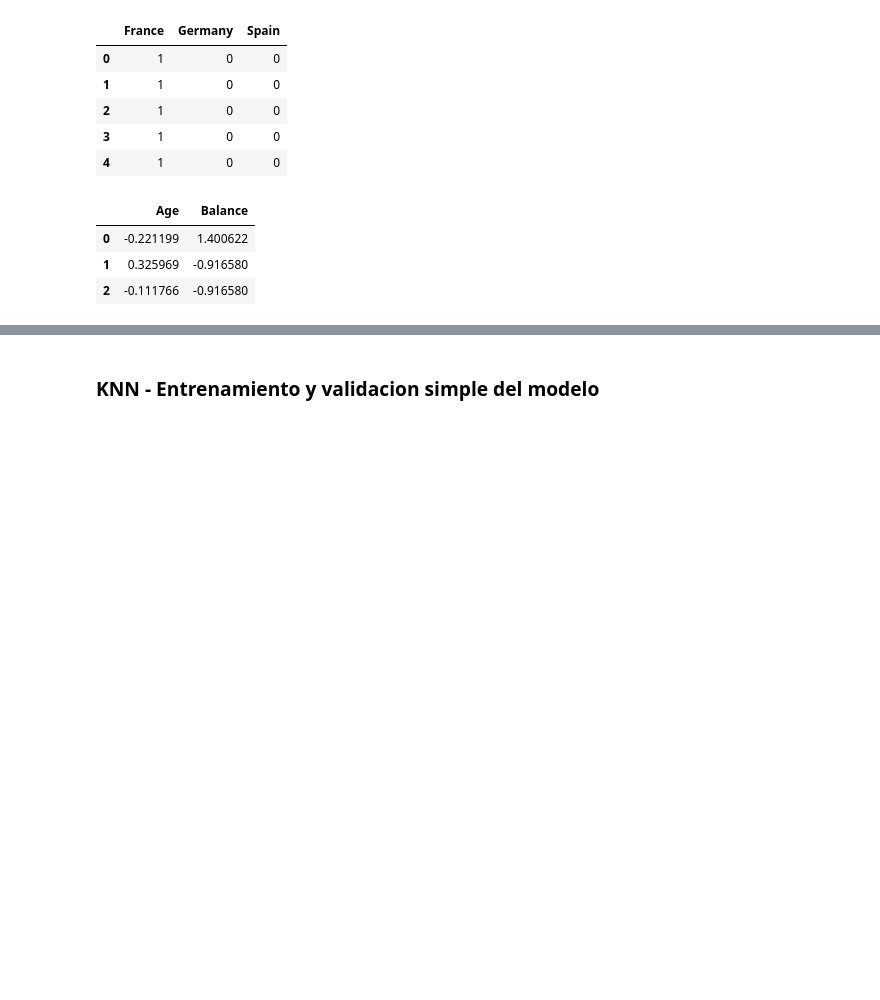
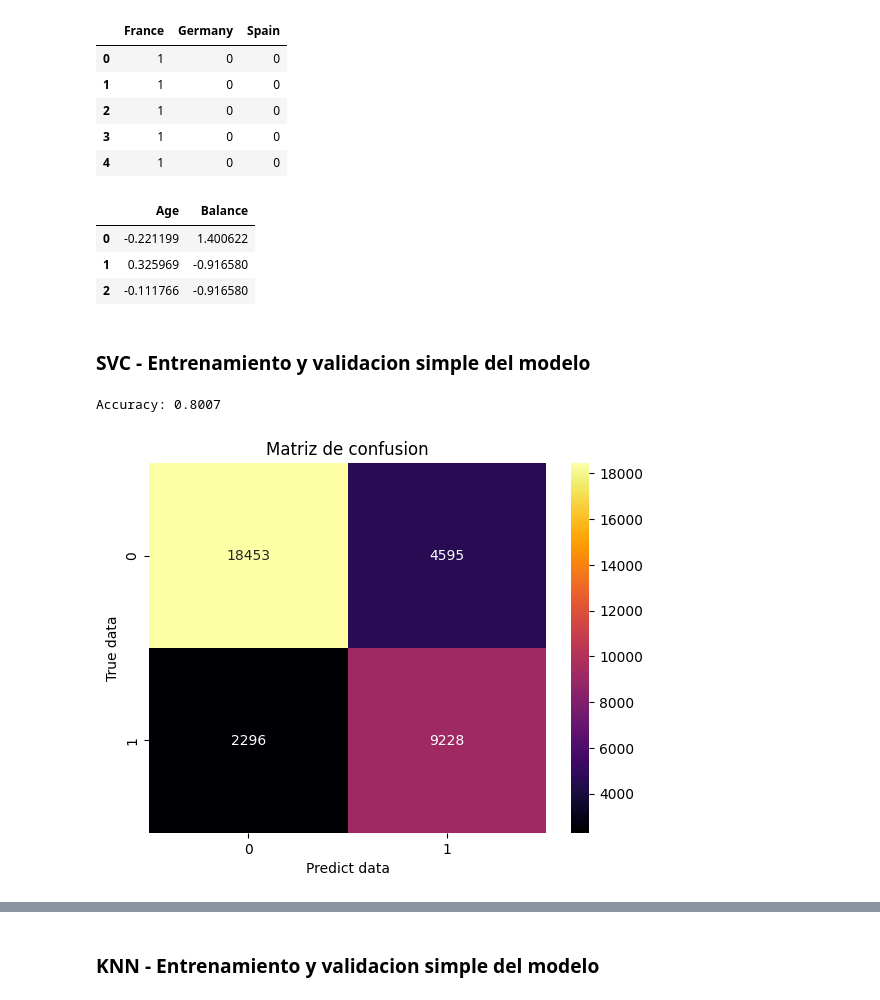
Before and after one commit to arielRas/KaggleCompetition-Coder52295, a Jupyter notebook: Model.ipynb, the cells around one changed output, grey strips where cells are left out. Drawn from its saved outputs; the diff is of its cells as text; code cells hidden in the pictures; blank space fills up the shorter version.

Commit message:
Se agrega modelo SMV para predecir

```diff
--- a/Model.ipynb
+++ b/Model.ipynb
@@ -76,3 +76,24 @@ from sklearn.model_selection import train_test_split
 
 #DIVISION DE DATOS PARA TRAIN Y TEST
 X_train, X_test, y_train, y_test = train_test_split(x, y, test_size=0.33, stratify=y,random_state=42)
+# %% [markdown]
+### SVC - Entrenamiento y validacion simple del modelo
+# %%
+from sklearn.svm import SVC
+
+
+#INSTANCIA Y ENTRENAMIENTO DEL MODELO
+model = SVC(kernel='poly', degree=3, C=0.5, probability=True, class_weight='balanced')
+model.fit(X_train, y_train)
+
+#PREDICCION
+y_pred = model.predict(X_test)
+accuracy = accuracy_score(y_true=y_test ,y_pred=y_pred)
+print(f'Accuracy: {accuracy:.4f}')
+# %% [output]
+Accuracy: 0.8007
+# %%
+#GRAFICO MATRIZ DE CONFUSION
+Metrics().plot_confusion_matrix_dicotomic(y_test, y_pred, None, None)
+# %% [output]
+[figure, added]
```
Also changed, not shown: parts of 2 cells of this notebook, 1 other file.
